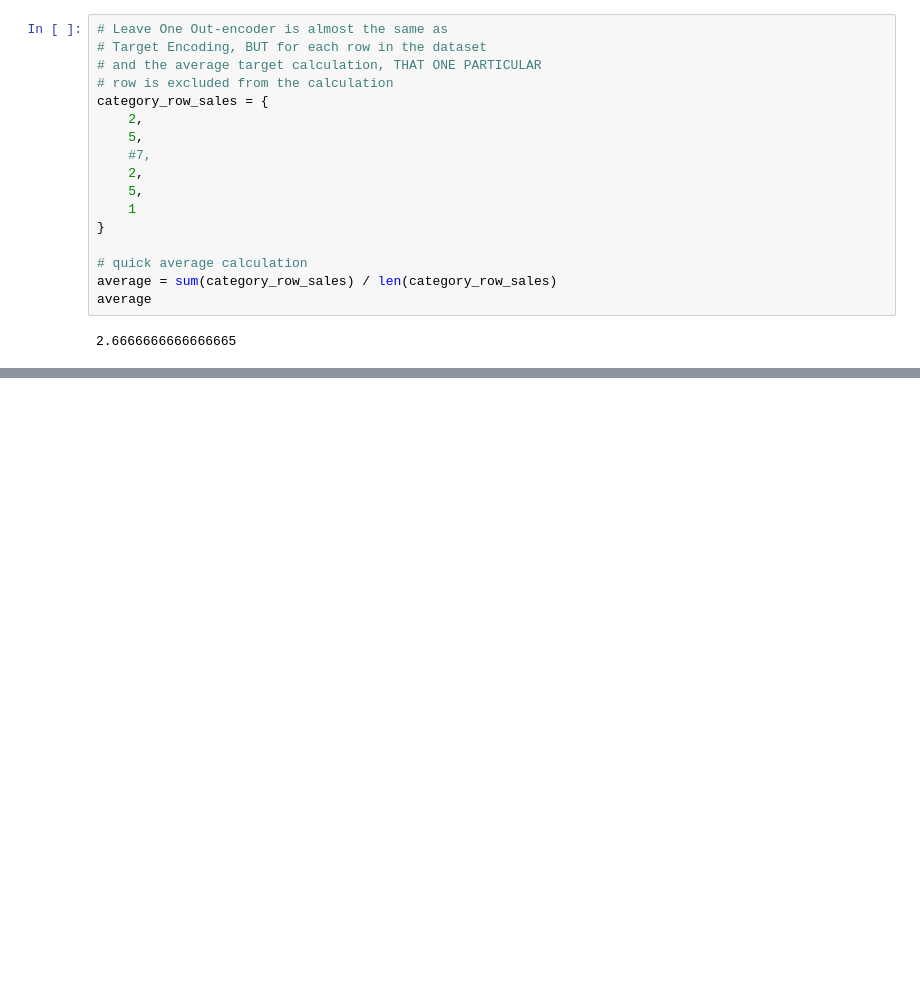
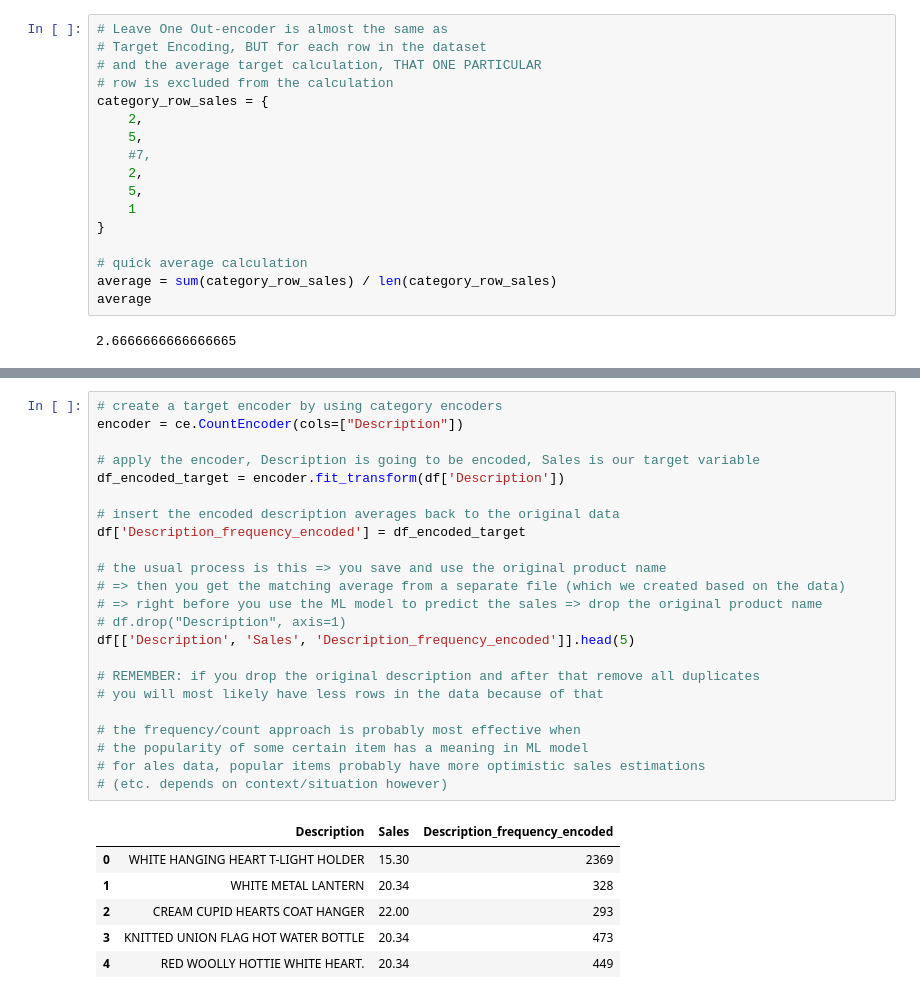
Before and after one commit to tuomasvaltanenLUAS/DataEngineering_AdvDA_2026, a Jupyter notebook: exercise_project_3/task1_high_cardinality_management/high_cardinality_encoding_examples.ipynb, the cells around one changed output, grey strips where cells are left out. Saved outputs shown, nothing was run; the diff lists cells and outputs as text; blank space fills up the shorter version.

```diff
--- a/exercise_project_3/task1_high_cardinality_management/high_cardinality_encoding_examples.ipynb
+++ b/exercise_project_3/task1_high_cardinality_management/high_cardinality_encoding_examples.ipynb
@@ -119,0 +123,30 @@ Name: count, dtype: int64
+# %%
+# create a target encoder by using category encoders
+encoder = ce.CountEncoder(cols=["Description"])
+
+# apply the encoder, Description is going to be encoded, Sales is our target variable
+df_encoded_target = encoder.fit_transform(df['Description'])
+
+# insert the encoded description averages back to the original data
+df['Description_frequency_encoded'] = df_encoded_target
+
+# the usual process is this => you save and use the original product name
+# => then you get the matching average from a separate file (which we created based on the data)
+# => right before you use the ML model to predict the sales => drop the original product name
+# df.drop("Description", axis=1)
+df[['Description', 'Sales', 'Description_frequency_encoded']].head(5)
+
+# REMEMBER: if you drop the original description and after that remove all duplicates
+# you will most likely have less rows in the data because of that
+
+# the frequency/count approach is probably most effective when
+# the popularity of some certain item has a meaning in ML model
+# for ales data, popular items probably have more optimistic sales estimations
+# (etc. depends on context/situation however)
+# %% [output]
+|  | Description | Sales | Description_frequency_encoded |
+| 0 | WHITE HANGING HEART T-LIGHT HOLDER | 15.30 | 2369 |
+| 1 | WHITE METAL LANTERN | 20.34 | 328 |
+| 2 | CREAM CUPID HEARTS COAT HANGER | 22.00 | 293 |
+| 3 | KNITTED UNION FLAG HOT WATER BOTTLE | 20.34 | 473 |
+| 4 | RED WOOLLY HOTTIE WHITE HEART. | 20.34 | 449 |
```
Also changed, not shown: parts of 9 cells of this notebook.
